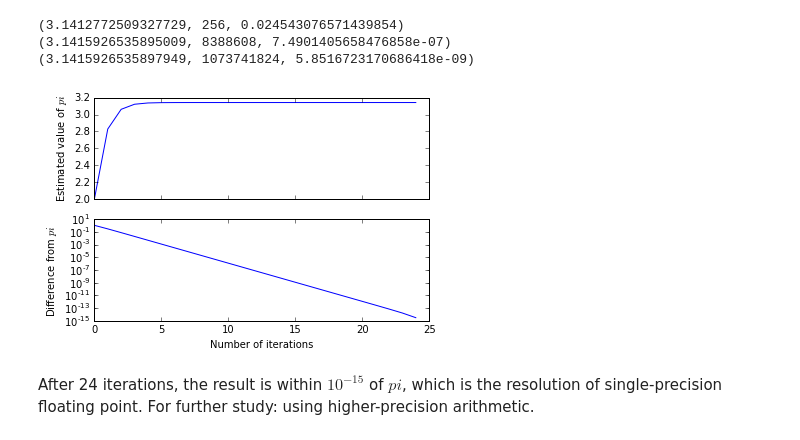
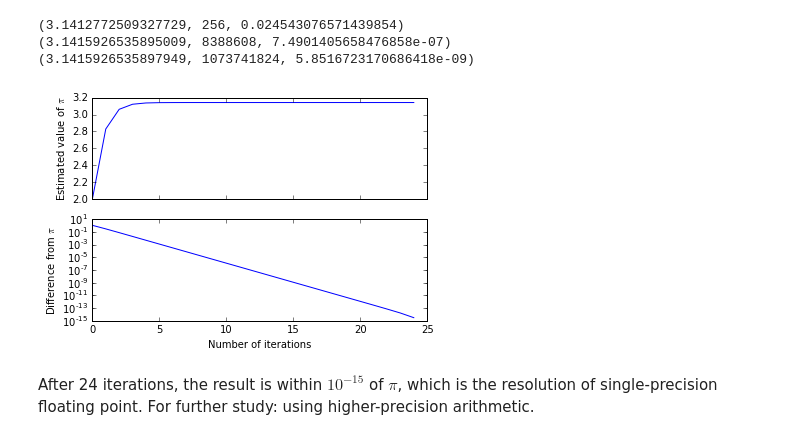
Before and after one commit to vobine/hacks, a Jupyter notebook: Pi2016.ipynb, the cells around one changed output. Cells and saved outputs as stored; diff of their text form; code cells hidden in the pictures.

```diff
--- a/Pi2016.ipynb
+++ b/Pi2016.ipynb
@@ -222,26 +222,26 @@ print (polyPiLoop (epsilon=1.0e-30))
 # %%
 def convergence (n=25):
     """Return a vector of estimated values for pi at each iteration."""
     sides = 4
     base = np.sqrt (2)
     estimates = np.zeros (n, dtype=float)
     for i in range (n):
         current, h = polyPi (sides, base)
         estimates[i] = current
         base = doublePolygon (base, h)
         sides *= 2
 
     return estimates
 
 estimates = convergence ()
 f, a = plt.subplots (2, 1, sharex=True)
 a[0].plot (estimates)
-a[0].set_ylabel ('Estimated value of $pi$')
+a[0].set_ylabel ('Estimated value of $\\pi$')
 a[1].semilogy (np.pi - estimates)
 a[1].set_xlabel ('Number of iterations')
-a[1].set_ylabel ('Difference from $pi$');
+a[1].set_ylabel ('Difference from $\\pi$');
 # %% [output]
-[figure, old version]
+[figure, new version]
 # %% [markdown]
-After 24 iterations, the result is within $10^{-15}$ of $pi$, which is the resolution of single-precision floating point.
+After 24 iterations, the result is within $10^{-15}$ of $\pi$, which is the resolution of single-precision floating point.
 For further study: using higher-precision arithmetic.
```
